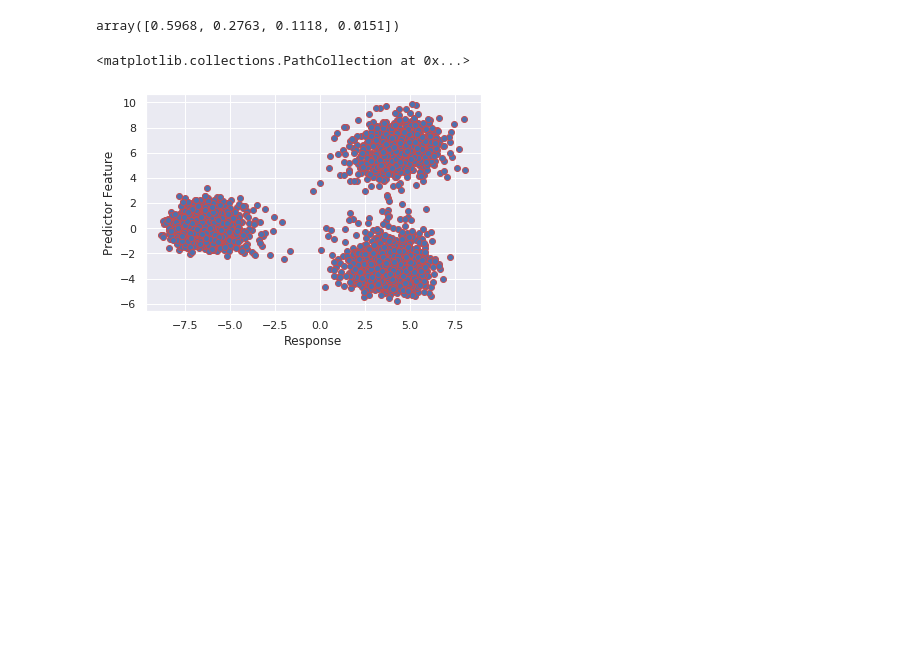
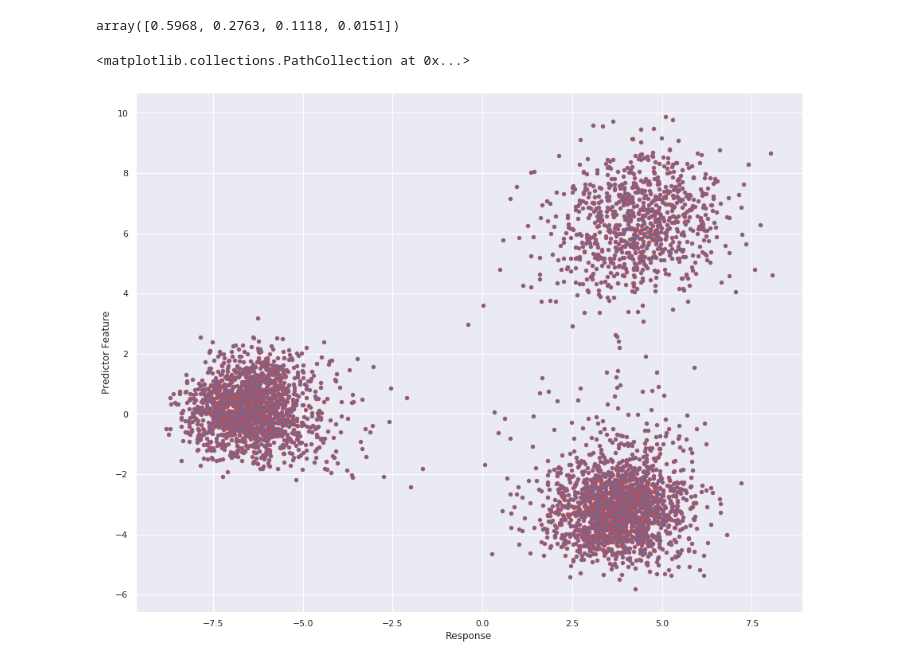
Before and after one commit to swordwielder/python3, a Jupyter notebook: CommFSB/savingbank.ipynb, the cells around one changed output. Cells and saved outputs as stored; diff of their text form; code cells hidden in the pictures; blank space fills up the shorter version.

```diff
--- a/CommFSB/savingbank.ipynb
+++ b/CommFSB/savingbank.ipynb
@@ -148,16 +150,19 @@ lda.explained_variance_ratio_
 # %% [output]
 array([0.5968, 0.2763, 0.1118, 0.0151])
 # %%
+fig=plt.figure(figsize=(15,12))
 plt.xlabel('Response')
 plt.ylabel('Predictor Feature')
+#fig=plt.figure(figsize=(15,12))
 plt.scatter(
     X_lda[:,0],
     X_lda[:,1],
+    s=20,
 
     cmap='rainbow',
     alpha=1,
     edgecolors='r'
 )
 # %% [output]
 <matplotlib.collections.PathCollection at 0x...>
-[figure, old version]
+[figure, new version]
```
Also changed, not shown: parts of 3 cells of this notebook, 1 other file.
